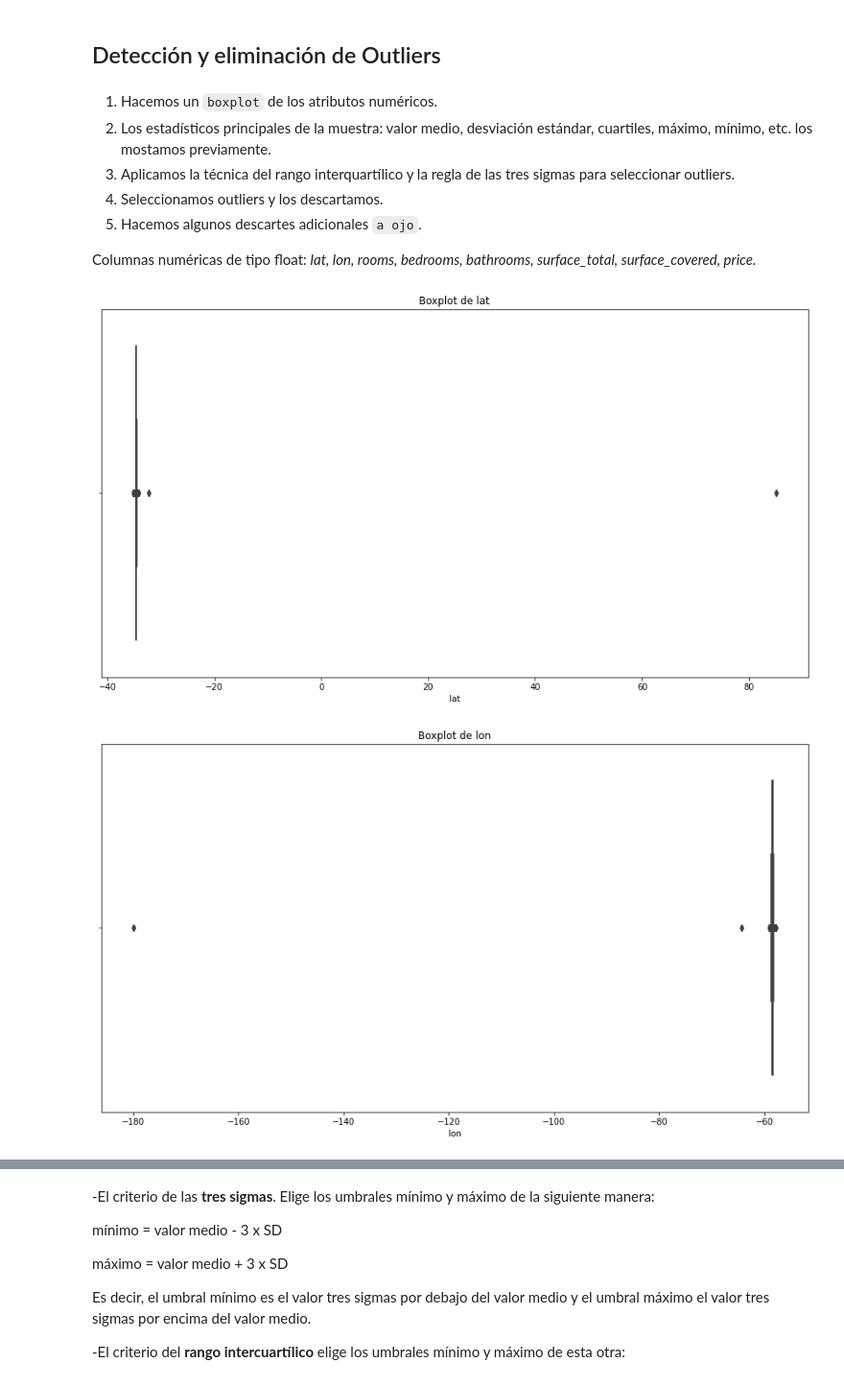
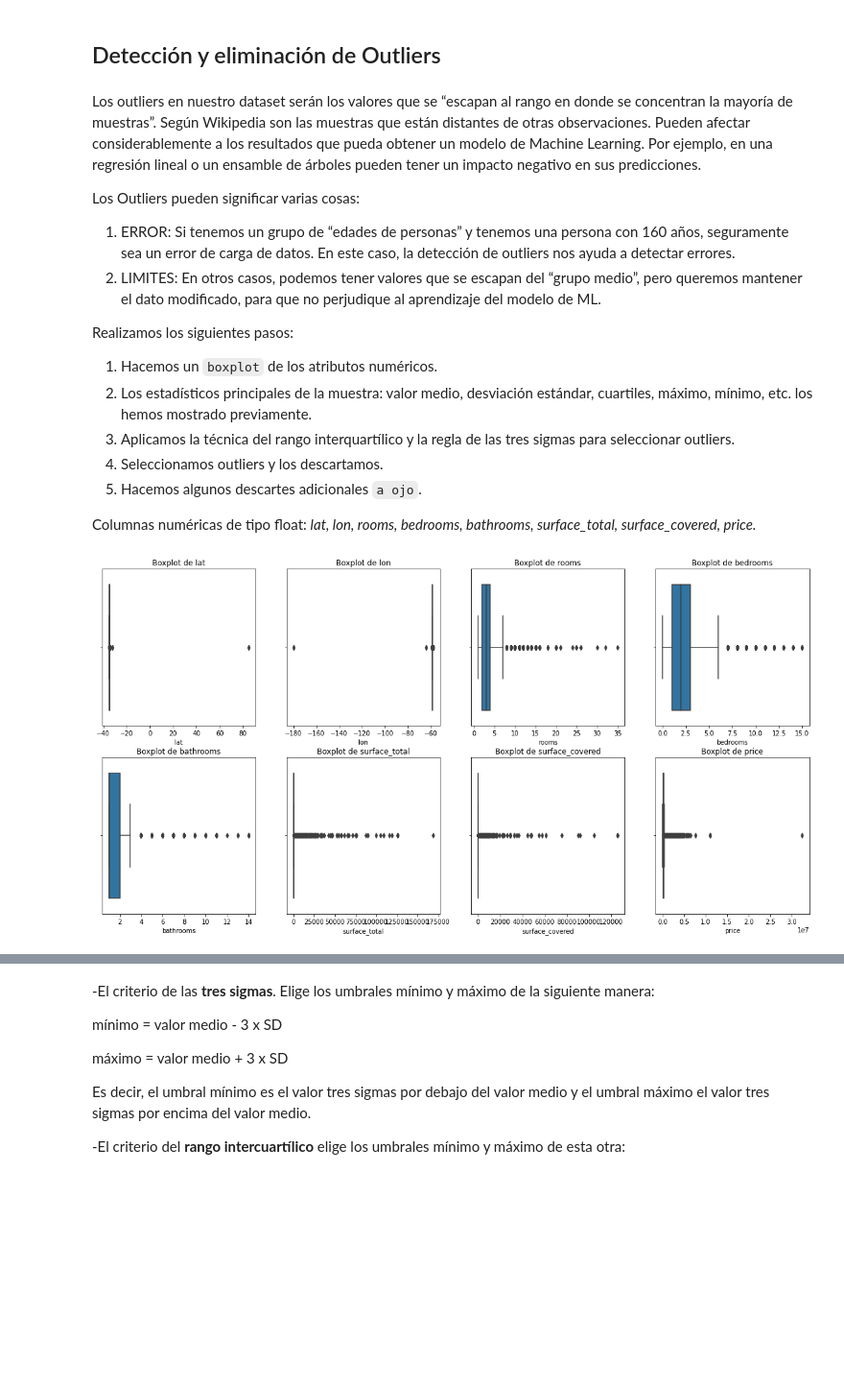
Before and after one commit to msavransky/properati, a Jupyter notebook: Properati_ML.ipynb, the cells around one changed output, grey strips where cells are left out. Shown at 96% size. Saved outputs shown, nothing was run; the diff lists cells and outputs as text; code cells hidden in the pictures; blank space fills up the shorter version.

```diff
--- a/Properati_ML.ipynb
+++ b/Properati_ML.ipynb
@@ -19,0 +14,5 @@ data.shape
+# %%
+#Cargamos los datos, dropeamos duplicados e imprimimos tamaño en pantalla
+data = pd.read_csv("DS_Proyecto_01_Datos_Properati.csv")
+data = data.drop_duplicates()
+data.shape
@@ -145,8 +150,16 @@ Implementa las transformaciones que elegiste. Justificamos en cada punto.
 # %% [markdown]
 ## Detección y eliminación de Outliers
 # %% [markdown]
+Los outliers en nuestro dataset serán los valores que se “escapan al rango en donde se concentran la mayoría de muestras”. Según Wikipedia son las muestras que están distantes de otras observaciones. Pueden afectar considerablemente a los resultados que pueda obtener un modelo de Machine Learning. Por ejemplo, en una regresión lineal o un ensamble de árboles pueden tener un impacto negativo en sus predicciones.
+
+Los Outliers pueden significar varias cosas:
+
+1. ERROR: Si tenemos un grupo de “edades de personas” y tenemos una persona con 160 años, seguramente sea un error de carga de datos. En este caso, la detección de outliers nos ayuda a detectar errores.
+2. LIMITES: En otros casos, podemos tener valores que se escapan del “grupo medio”, pero queremos mantener el dato modificado, para que no perjudique al aprendizaje del modelo de ML.
+
+Realizamos los siguientes pasos:
 1. Hacemos un `boxplot` de los atributos numéricos.
-2. Los estadísticos principales de la muestra: valor medio, desviación estándar, cuartiles, máximo, mínimo, etc. los mostamos previamente.
+2. Los estadísticos principales de la muestra: valor medio, desviación estándar, cuartiles, máximo, mínimo, etc. los hemos mostrado previamente.
 3. Aplicamos la técnica del rango interquartílico y la regla de las tres sigmas para seleccionar outliers.
 4. Seleccionamos outliers y los descartamos.
 5. Hacemos algunos descartes adicionales `a ojo`.
@@ -156,10 +169,11 @@ Columnas numéricas de tipo float:
 # %%
 nuemerical_cols = data.select_dtypes(include=['float64'])
 # %%
-for columna in nuemerical_cols:
-  ax = sns.boxplot(x=data[columna])
+plt.figure(figsize = (20,10))
+for i, columna in enumerate(nuemerical_cols):
+  plt.subplot(2,4,i+1)
+  sns.boxplot(x=data[columna])
   plt.title('Boxplot de ' + str(columna))
-  plt.show()
+plt.show()
 # %% [output]
-[figure, old version]
+[figure, new version]
-[figure, removed]
```
Also changed, not shown: parts of 102 cells of this notebook.
